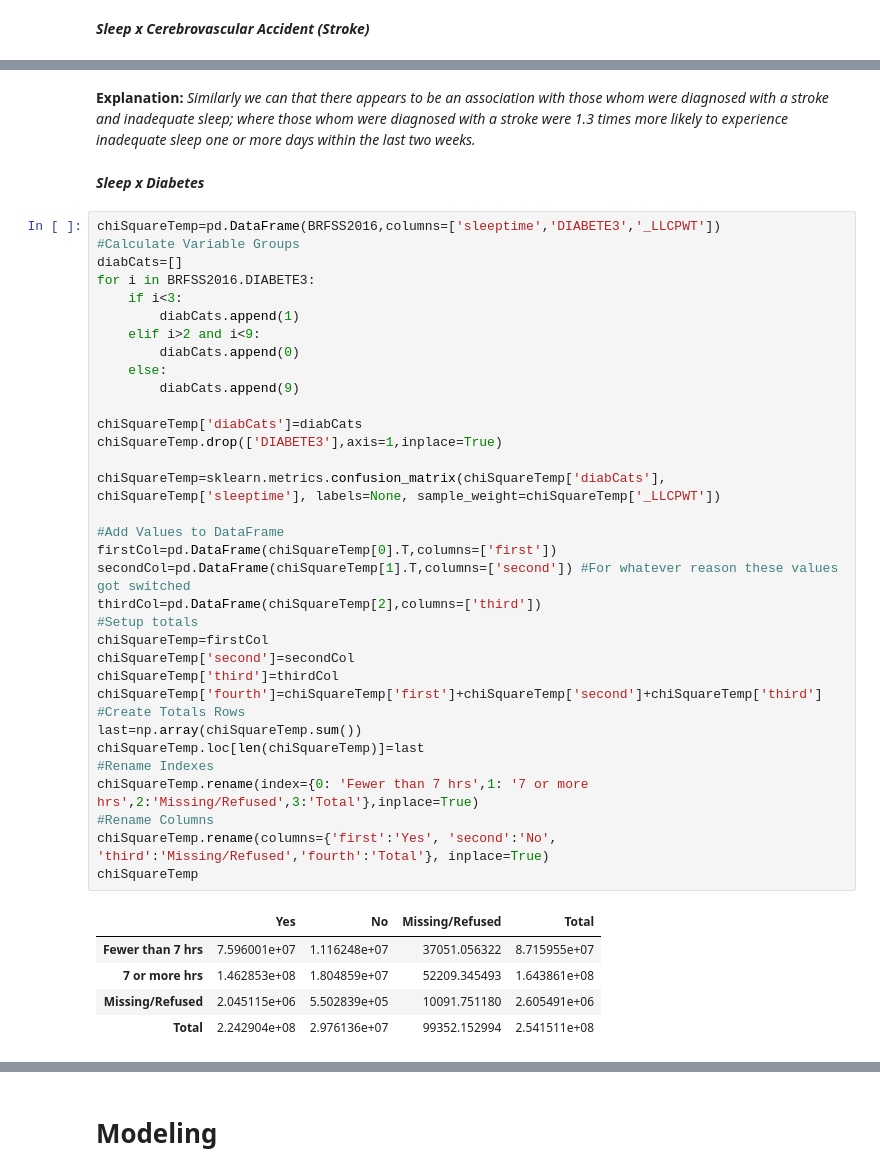
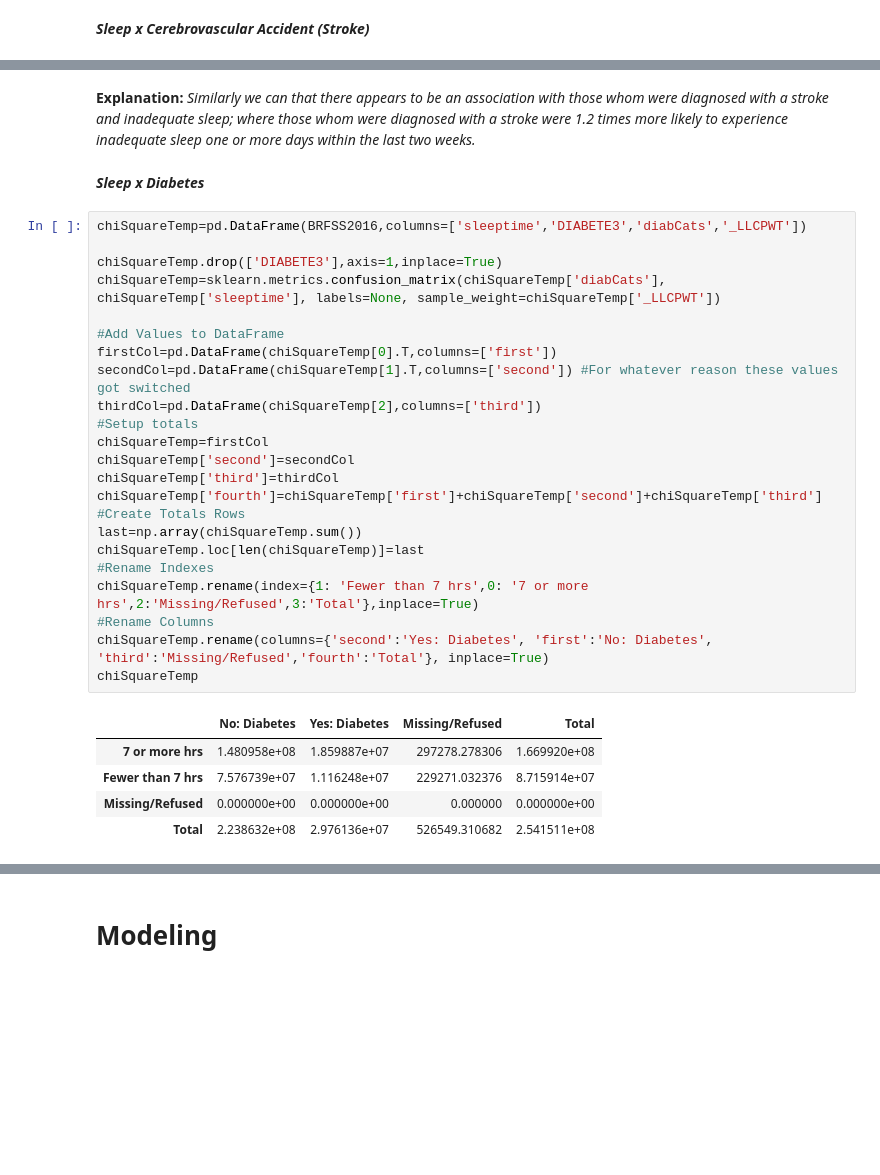
Before and after one commit to pmleffers/BRFSS2016, a Jupyter notebook: BRFSS notebook.ipynb, the cells around one changed output, grey strips where cells are left out. Drawn from its saved outputs; the diff is of its cells as text; blank space fills up the shorter version.

```diff
--- a/BRFSS notebook.ipynb
+++ b/BRFSS notebook.ipynb
@@ -1910,47 +2016,36 @@ Log risk ratio    0.146 0.000 0.145 0.146   0.000
 -------------------------------------------------
 # %% [markdown]
-**Explanation:** *Similarly we can that there appears to be an association with those whom were diagnosed with a stroke and inadequate sleep; where those whom were diagnosed with a stroke were 1.3 times more likely to experience inadequate sleep one or more days within the last two weeks.*
+**Explanation:** *Similarly we can that there appears to be an association with those whom were diagnosed with a stroke and inadequate sleep; where those whom were diagnosed with a stroke were 1.2 times more likely to experience inadequate sleep one or more days within the last two weeks.*
 # %% [markdown]
 ***Sleep x Diabetes***
 # %%
-chiSquareTemp=pd.DataFrame(BRFSS2016,columns=['sleeptime','DIABETE3','_LLCPWT'])
-#Calculate Variable Groups
-diabCats=[]
-for i in BRFSS2016.DIABETE3:
-    if i<3:
-        diabCats.append(1)
-    elif i>2 and i<9:
-        diabCats.append(0)
-    else:
-        diabCats.append(9)
+chiSquareTemp=pd.DataFrame(BRFSS2016,columns=['sleeptime','DIABETE3','diabCats','_LLCPWT'])
 
-chiSquareTemp['diabCats']=diabCats
 chiSquareTemp.drop(['DIABETE3'],axis=1,inplace=True)
-
 chiSquareTemp=sklearn.metrics.confusion_matrix(chiSquareTemp['diabCats'], chiSquareTemp['sleeptime'], labels=None, sample_weight=chiSquareTemp['_LLCPWT'])
 
 #Add Values to DataFrame
 firstCol=pd.DataFrame(chiSquareTemp[0].T,columns=['first'])
 secondCol=pd.DataFrame(chiSquareTemp[1].T,columns=['second']) #For whatever reason these values got switched
 thirdCol=pd.DataFrame(chiSquareTemp[2],columns=['third'])
 #Setup totals
 chiSquareTemp=firstCol
 chiSquareTemp['second']=secondCol
 chiSquareTemp['third']=thirdCol
 chiSquareTemp['fourth']=chiSquareTemp['first']+chiSquareTemp['second']+chiSquareTemp['third']
 #Create Totals Rows
 last=np.array(chiSquareTemp.sum())
 chiSquareTemp.loc[len(chiSquareTemp)]=last
 #Rename Indexes
-chiSquareTemp.rename(index={0: 'Fewer than 7 hrs',1: '7 or more hrs',2:'Missing/Refused',3:'Total'},inplace=True)
+chiSquareTemp.rename(index={1: 'Fewer than 7 hrs',0: '7 or more hrs',2:'Missing/Refused',3:'Total'},inplace=True)
 #Rename Columns
-chiSquareTemp.rename(columns={'first':'Yes', 'second':'No', 'third':'Missing/Refused','fourth':'Total'}, inplace=True)
+chiSquareTemp.rename(columns={'second':'Yes: Diabetes', 'first':'No: Diabetes', 'third':'Missing/Refused','fourth':'Total'}, inplace=True)
 chiSquareTemp
 # %% [output]
-|  | Yes | No | Missing/Refused | Total |
-| Fewer than 7 hrs | 7.596001e+07 | 1.116248e+07 | 37051.056322 | 8.715955e+07 |
-| 7 or more hrs | 1.462853e+08 | 1.804859e+07 | 52209.345493 | 1.643861e+08 |
-| Missing/Refused | 2.045115e+06 | 5.502839e+05 | 10091.751180 | 2.605491e+06 |
-| Total | 2.242904e+08 | 2.976136e+07 | 99352.152994 | 2.541511e+08 |
+|  | No: Diabetes | Yes: Diabetes | Missing/Refused | Total |
+| 7 or more hrs | 1.480958e+08 | 1.859887e+07 | 297278.278306 | 1.669920e+08 |
+| Fewer than 7 hrs | 7.576739e+07 | 1.116248e+07 | 229271.032376 | 8.715914e+07 |
+| Missing/Refused | 0.000000e+00 | 0.000000e+00 | 0.000000 | 0.000000e+00 |
+| Total | 2.238632e+08 | 2.976136e+07 | 526549.310682 | 2.541511e+08 |
 # %%
 #observed
```
Also changed, not shown: parts of 103 cells of this notebook.
